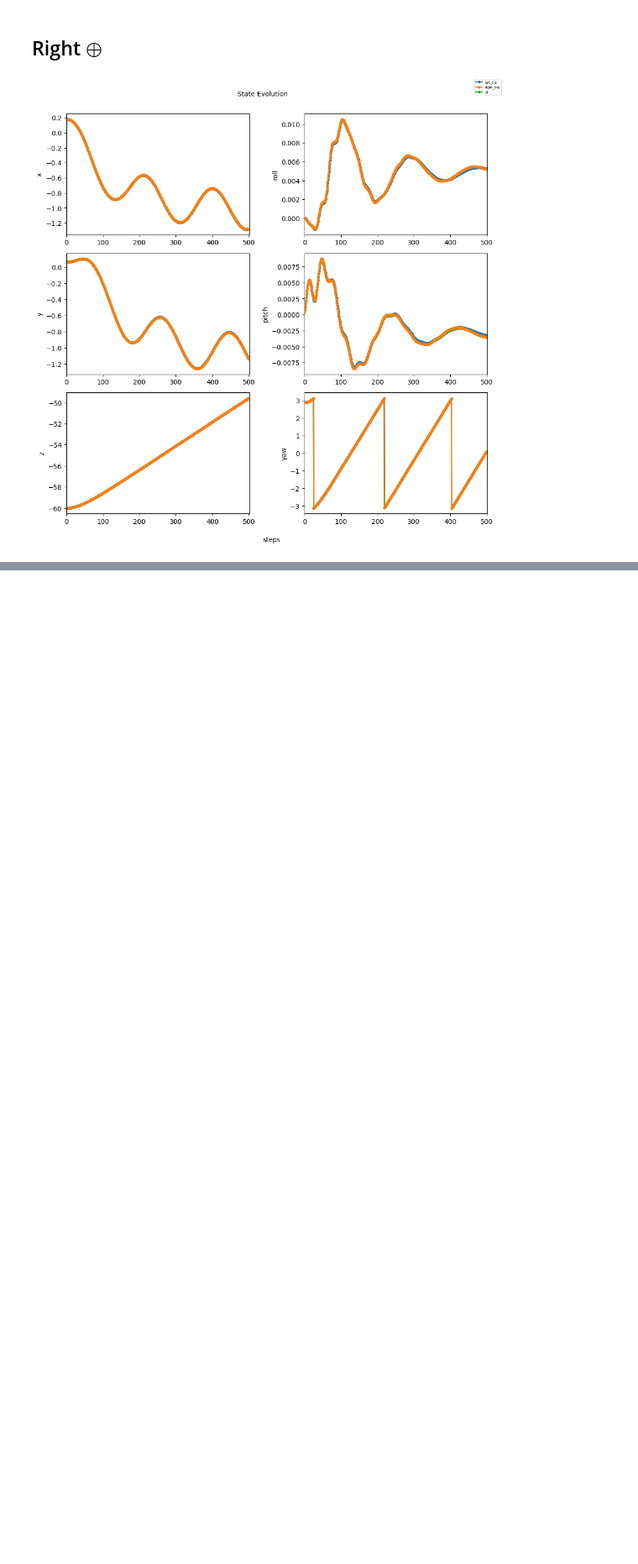
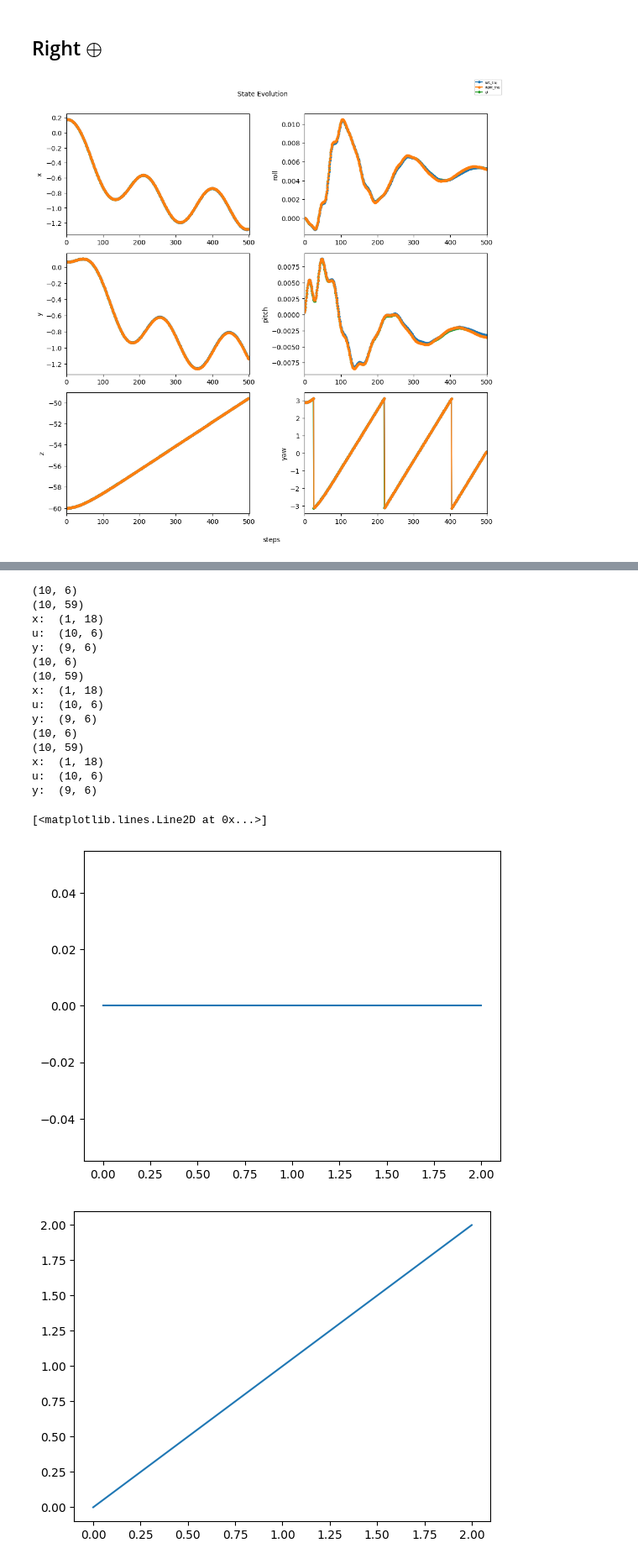
Before and after one commit to NicolayP/rnn_auv, a Jupyter notebook: pypose.ipynb, the cells around one changed output, grey strips where cells are left out. Shown at 84% size. Cells and saved outputs as stored; diff of their text form; code cells hidden in the pictures; blank space fills up the shorter version.

```diff
--- a/pypose.ipynb
+++ b/pypose.ipynb
@@ -63,0 +169,8 @@ plot_traj({"left_traj": left_traj, "right_traj": right_traj, "gt": gt_traj}, e_c
+# %%
+dataset_train = DatasetList3D(dfs_train, steps=10)
+dataset_val = DatasetList3D(dfs_val, steps=10)
+
+(x, u, y) = dataset_train[0]
+print("x: ", x.shape)
+print("u: ", u.shape)
+print("y: ", y.shape)
@@ -63,0 +181,49 @@ plot_traj({"left_traj": left_traj, "right_traj": right_traj, "gt": gt_traj}, e_c
+# %%
+foo = []
+bar = []
+steps = 10
+for idx in range(3):
+    i = (np.digitize([idx], dataset_train.bins)-1)[0]
+    traj = dataset_train.data_list[i]
+    j = idx - dataset_train.bins[i]
+    foo.append(i)
+    bar.append(j)
+    sub_frame = traj.iloc[j:j+steps]
+    x = sub_frame[dataset_train.x_labels].to_numpy()
+    x = x[:1]
+
+    u = sub_frame[dataset_train.u_labels].to_numpy()
+    u = u[:steps]
+
+    y = sub_frame[dataset_train.y_labels].to_numpy()
+    y = y[1:steps]
+
+    print(sub_frame.shape)
+    print("x: ", x.shape)
+    print("u: ", u.shape)
+    print("y: ", y.shape)
+
+
+plt.figure()
+plt.plot(np.array(foo))
+plt.figure()
+plt.plot(np.array(bar))
+# %% [output]
+(10, 6)
+(10, 59)
+x:  (1, 18)
+u:  (10, 6)
+y:  (9, 6)
+(10, 6)
+(10, 59)
+x:  (1, 18)
+u:  (10, 6)
+y:  (9, 6)
+(10, 6)
+(10, 59)
+x:  (1, 18)
+u:  (10, 6)
+y:  (9, 6)
+[<matplotlib.lines.Line2D at 0x...>]
+[figure, added]
+[figure, added]
```
Also changed, not shown: parts of 4 cells of this notebook, 3 other files.
